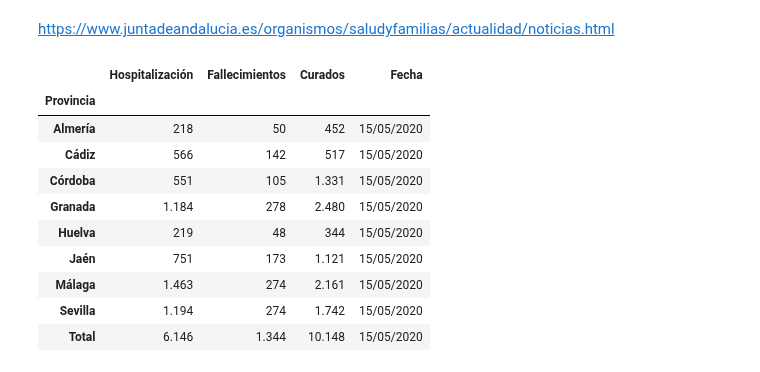
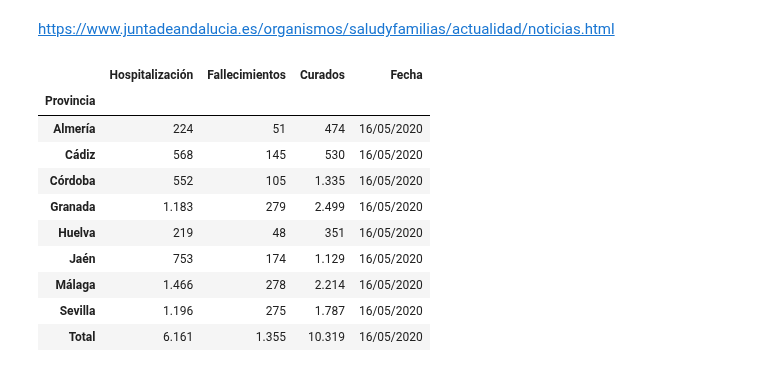
Before and after one commit to kfern/jupyter, a Jupyter notebook: covid19-es-and/day2csv.ipynb, the cells around one changed output. Cells and saved outputs as stored; diff of their text form; code cells hidden in the pictures.

```diff
--- a/covid19-es-and/day2csv.ipynb
+++ b/covid19-es-and/day2csv.ipynb
@@ -7,8 +7,8 @@ import seaborn as sns
 https://www.juntadeandalucia.es/organismos/saludyfamilias/actualidad/noticias.html
 # %%
 filename = 'covid19-es-and.csv'
-fecha = '15/05/2020'
-id_noticia = '236128'
+fecha = '16/05/2020'
+id_noticia = '236172'
 url = 'https://www.juntadeandalucia.es/organismos/saludyfamilias/actualidad/noticias/detalle/' + id_noticia + '.html'
 # %%
 # Load
@@ -18,29 +18,29 @@ dfL = tables[0]
 # %%
 # Prepare
 dfL.set_index(['Provincia'], inplace=True)
-del dfL['Positivo']
+del dfL['Positivo PCR']
 del dfL['UCI']
 #dfL.rename(columns={'Hospitalización': 'Ingresados', 'Curados': 'Altas', 'Fallecimientos': 'Bajas'}, inplace=True)
 dfL['Fecha'] = fecha
 
 # A partir del 14/05/2020 se cambia el formato del dato añadiendo en la misma columna el número de nuevos casos
 dfL['Hospitalización'] = dfL['Hospitalización'].str.split(' ').str[0]
 dfL['Curados'] = dfL['Curados'].str.split(' ').str[0]
 dfL['Fallecimientos'] = dfL['Fallecimientos'].str.split(' ').str[0]
 
 dfL
 # %% [output]
 |  | Hospitalización | Fallecimientos | Curados | Fecha |
 | Provincia |  |  |  |  |
-| Almería | 218 | 50 | 452 | 15/05/2020 |
-| Cádiz | 566 | 142 | 517 | 15/05/2020 |
-| Córdoba | 551 | 105 | 1.331 | 15/05/2020 |
-| Granada | 1.184 | 278 | 2.480 | 15/05/2020 |
-| Huelva | 219 | 48 | 344 | 15/05/2020 |
-| Jaén | 751 | 173 | 1.121 | 15/05/2020 |
-| Málaga | 1.463 | 274 | 2.161 | 15/05/2020 |
-| Sevilla | 1.194 | 274 | 1.742 | 15/05/2020 |
-| Total | 6.146 | 1.344 | 10.148 | 15/05/2020 |
+| Almería | 224 | 51 | 474 | 16/05/2020 |
+| Cádiz | 568 | 145 | 530 | 16/05/2020 |
+| Córdoba | 552 | 105 | 1.335 | 16/05/2020 |
+| Granada | 1.183 | 279 | 2.499 | 16/05/2020 |
+| Huelva | 219 | 48 | 351 | 16/05/2020 |
+| Jaén | 753 | 174 | 1.129 | 16/05/2020 |
+| Málaga | 1.466 | 278 | 2.214 | 16/05/2020 |
+| Sevilla | 1.196 | 275 | 1.787 | 16/05/2020 |
+| Total | 6.161 | 1.355 | 10.319 | 16/05/2020 |
 # %%
 # Save to csv
 campos_ordenados = ['Hospitalización','Curados','Fallecimientos','Fecha']
```
Also changed, not shown: parts of 5 cells of this notebook, 1 other file.
